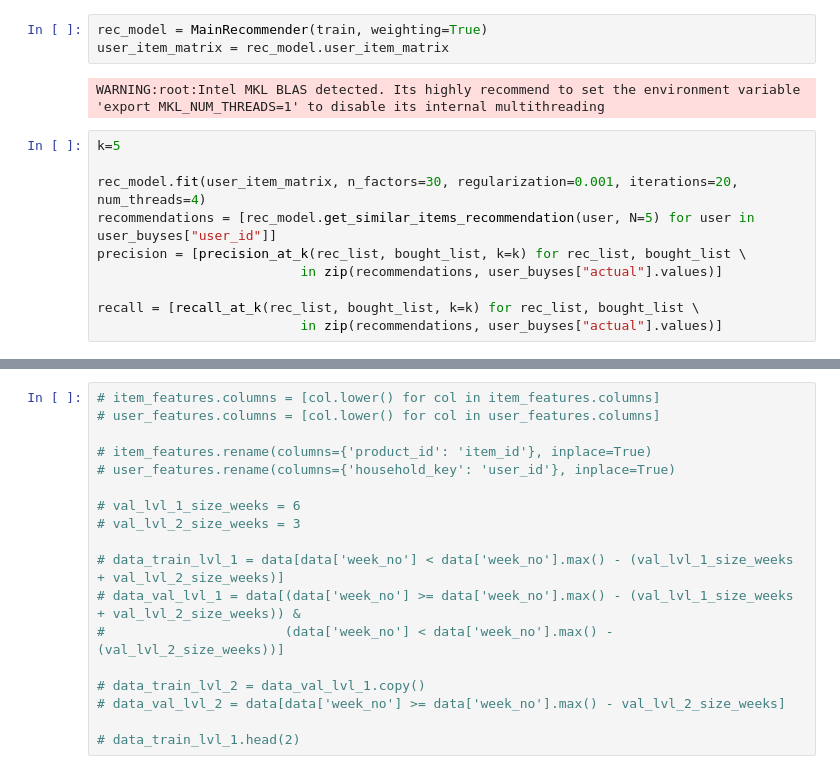
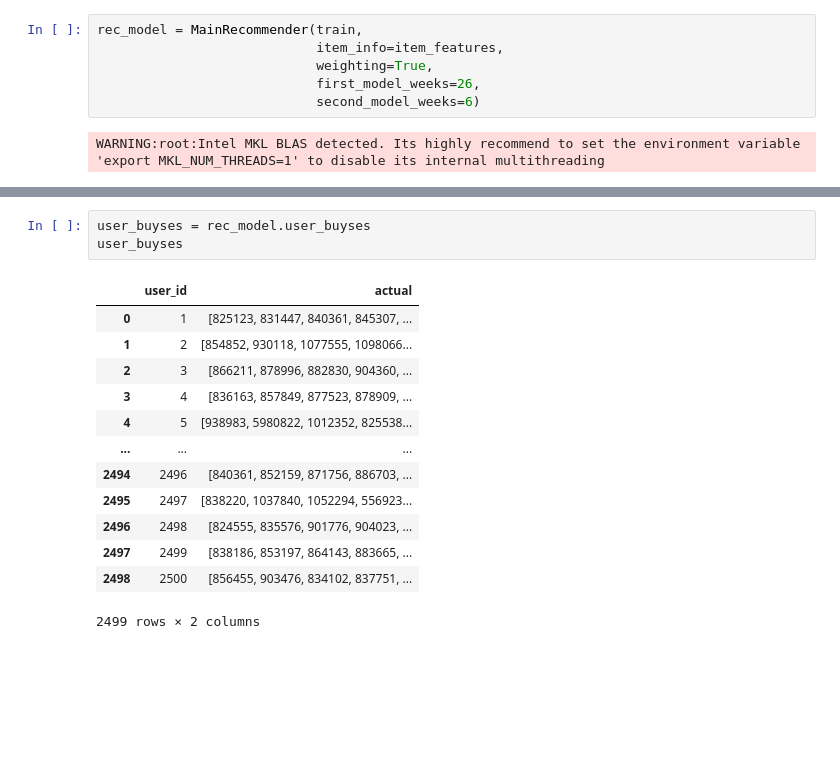
Before and after one commit to GruXsqK/Rec_Sys, a Jupyter notebook: Project/Project.ipynb, the cells around one changed output, grey strips where cells are left out. Drawn from its saved outputs; the diff is of its cells as text; blank space fills up the shorter version.

```diff
--- a/Project/Project.ipynb
+++ b/Project/Project.ipynb
@@ -123,15 +112,8 @@ user_buyses.head()
 # %%
-rec_model = MainRecommender(train, weighting=True)
-user_item_matrix = rec_model.user_item_matrix
+rec_model = MainRecommender(train,
+                            item_info=item_features,
+                            weighting=True,
+                            first_model_weeks=26,
+                            second_model_weeks=6)
 # %% [output]
 WARNING:root:Intel MKL BLAS detected. Its highly recommend to set the environment variable 'export MKL_NUM_THREADS=1' to disable its internal multithreading
-# %%
-k=5
-
-rec_model.fit(user_item_matrix, n_factors=30, regularization=0.001, iterations=20, num_threads=4)
-recommendations = [rec_model.get_similar_items_recommendation(user, N=5) for user in user_buyses["user_id"]]
-precision = [precision_at_k(rec_list, bought_list, k=k) for rec_list, bought_list \
-                          in zip(recommendations, user_buyses["actual"].values)]
-
-recall = [recall_at_k(rec_list, bought_list, k=k) for rec_list, bought_list \
-                          in zip(recommendations, user_buyses["actual"].values)]
@@ -178,18 +120,17 @@ res
-# %%
-# item_features.columns = [col.lower() for col in item_features.columns]
-# user_features.columns = [col.lower() for col in user_features.columns]
-
-# item_features.rename(columns={'product_id': 'item_id'}, inplace=True)
-# user_features.rename(columns={'household_key': 'user_id'}, inplace=True)
-
-# val_lvl_1_size_weeks = 6
-# val_lvl_2_size_weeks = 3
-
-# data_train_lvl_1 = data[data['week_no'] < data['week_no'].max() - (val_lvl_1_size_weeks + val_lvl_2_size_weeks)]
-# data_val_lvl_1 = data[(data['week_no'] >= data['week_no'].max() - (val_lvl_1_size_weeks + val_lvl_2_size_weeks)) &
-#                       (data['week_no'] < data['week_no'].max() - (val_lvl_2_size_weeks))]
-
-# data_train_lvl_2 = data_val_lvl_1.copy()
-# data_val_lvl_2 = data[data['week_no'] >= data['week_no'].max() - val_lvl_2_size_weeks]
-
-# data_train_lvl_1.head(2)
+# %%
+user_buyses = rec_model.user_buyses
+user_buyses
+# %% [output]
+|  | user_id | actual |
+| 0 | 1 | [825123, 831447, 840361, 845307, ... |
+| 1 | 2 | [854852, 930118, 1077555, 1098066... |
+| 2 | 3 | [866211, 878996, 882830, 904360, ... |
+| 3 | 4 | [836163, 857849, 877523, 878909, ... |
+| 4 | 5 | [938983, 5980822, 1012352, 825538... |
+| ... | ... | ... |
+| 2494 | 2496 | [840361, 852159, 871756, 886703, ... |
+| 2495 | 2497 | [838220, 1037840, 1052294, 556923... |
+| 2496 | 2498 | [824555, 835576, 901776, 904023, ... |
+| 2497 | 2499 | [838186, 853197, 864143, 883665, ... |
+| 2498 | 2500 | [856455, 903476, 834102, 837751, ... |
+2499 rows × 2 columns
```
Also changed, not shown: parts of 3 cells of this notebook, 3 other files.
